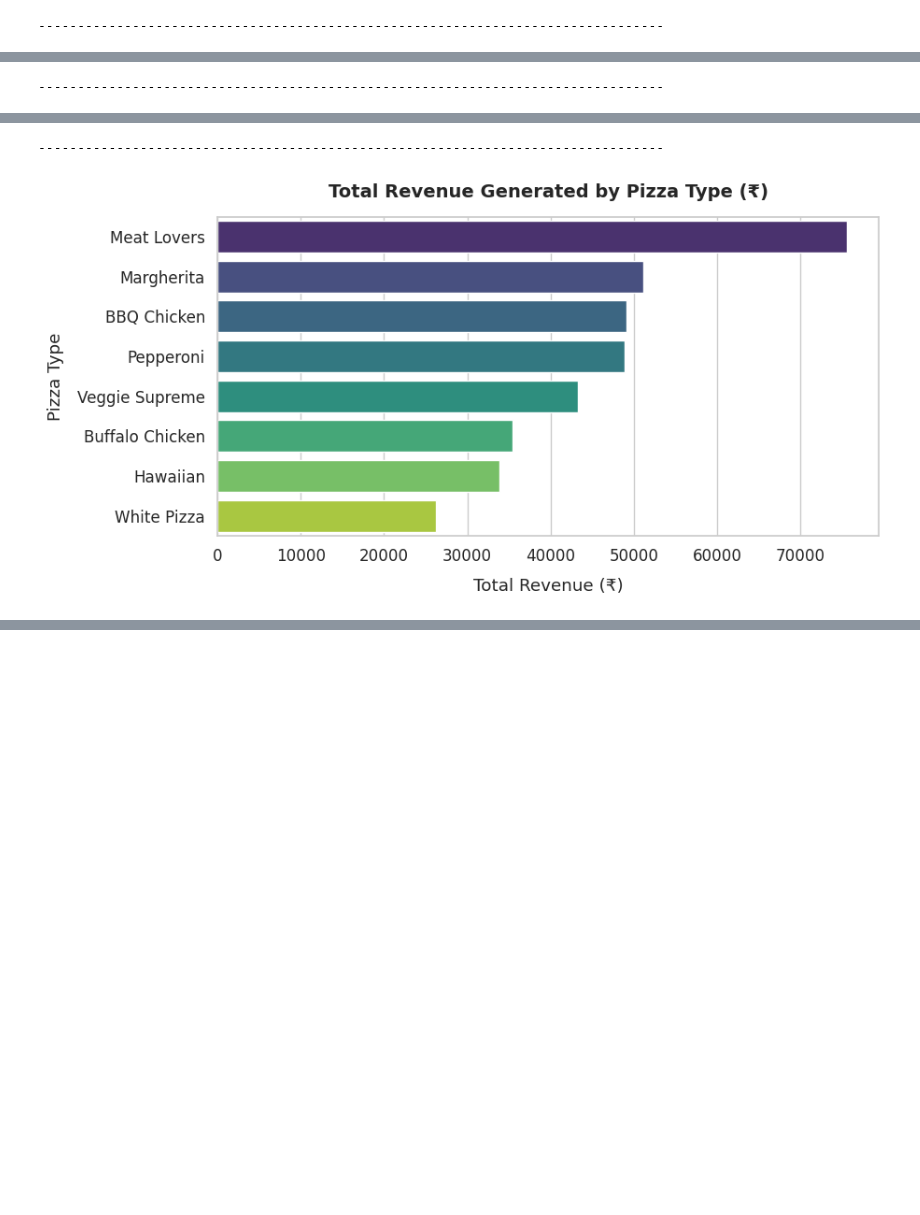
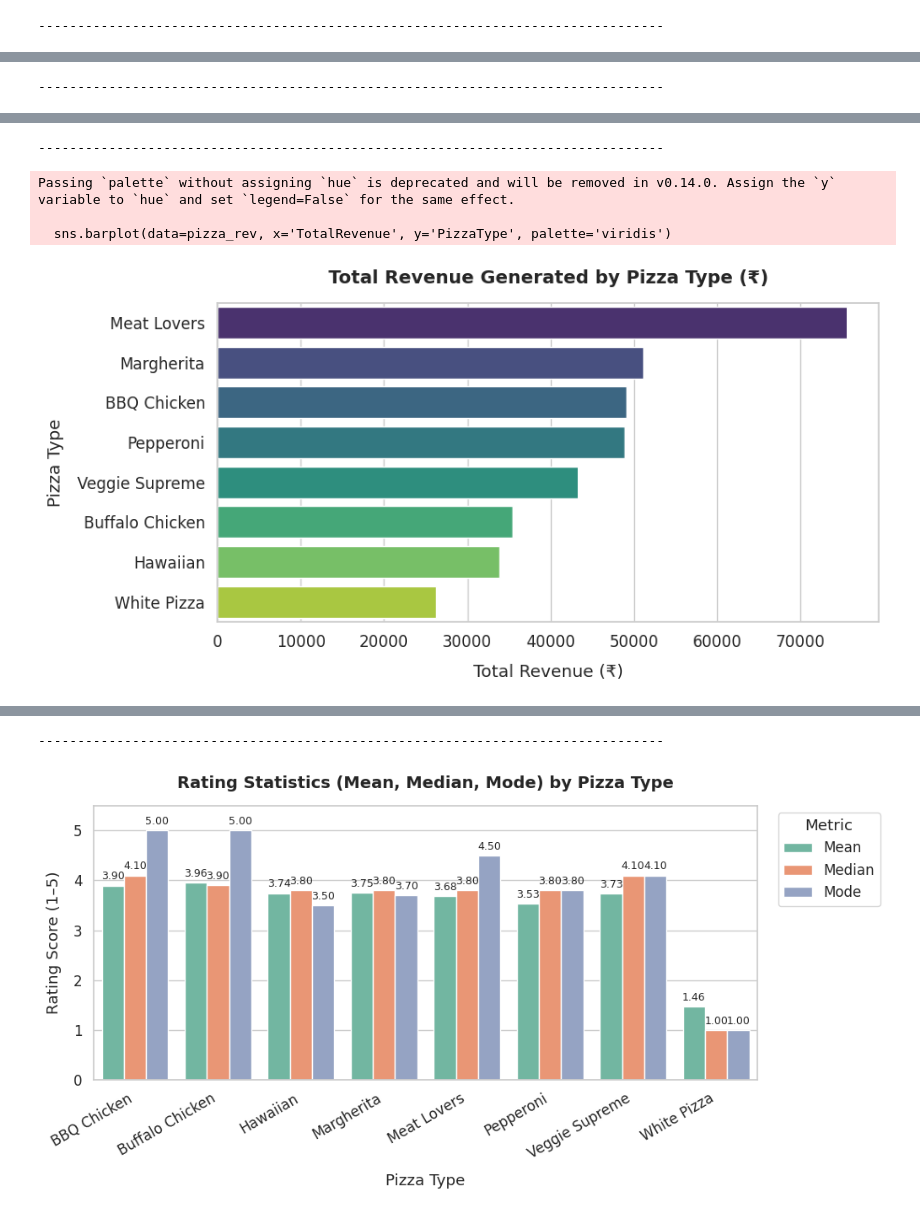
Before and after one commit to ankq1q2/customer_data_analysis, a Jupyter notebook: 4222124.ipynb, the cells around one changed output, grey strips where cells are left out. Drawn from its saved outputs; the diff is of its cells as text; code cells hidden in the pictures; blank space fills up the shorter version.

```diff
--- a/4222124.ipynb
+++ b/4222124.ipynb
@@ -4,23 +6,22 @@ import numpy as np
 import matplotlib.pyplot as plt
 import seaborn as sns
 
-# 1. Read directly from the sidebar uploaded file
+
 file_path = 'eastern_coast_pizza_customers_2.csv'
 df = pd.read_csv(file_path)
 
-# 2. Data Cleaning & Feature Engineering
+
 df.columns = df.columns.str.strip()
 df['Region'] = df['Region'].astype(str).str.title()
 
-# Calculate Total Revenue in INR (₹)
+
 df['TotalRevenue'] = df['AvgSpend'] * df['VisitFrequency']
 
-# Set visual theme
 sns.set_theme(style="whitegrid", font_scale=1.1)
 
-# =============================================================
-# VISUALIZATION 1: Pie Chart (Customer Share by Region)
-# =============================================================
+
+# VISUALIZATION 1: Pie Chart
+
 plt.figure(figsize=(8, 6))
 region_counts = df['Region'].value_counts()
 plt.pie(region_counts, labels=region_counts.index, autopct='%1.1f%%', startangle=140,
@@ -29,12 +30,10 @@ plt.title("Customer Share by Region", fontsize=14, fontweight='bold', pad=15)
 plt.tight_layout(pad=3.0)
 plt.show()
 
-# Extra vertical space between charts
 print("\n" + "-"*80 + "\n")
 
-# =============================================================
 # VISUALIZATION 2: Histograms (Average Spend & Review Ratings)
-# =============================================================
+
 fig, axes = plt.subplots(1, 2, figsize=(14, 5.5))
 
 sns.histplot(df['AvgSpend'], kde=True, ax=axes[0], color='skyblue')
@@ -53,9 +52,8 @@ plt.show()
 
 print("\n" + "-"*80 + "\n")
 
-# =============================================================
 # VISUALIZATION 3: Scatter Plot (Visit Frequency vs Avg Spend)
-# =============================================================
+
 plt.figure(figsize=(10, 6.5))
 sns.scatterplot(data=df, x='VisitFrequency', y='AvgSpend', hue='PizzaType', style='PizzaType', s=85)
 plt.title("Visit Frequency vs. Average Spend (₹) by Pizza Type", fontsize=14, fontweight='bold', pad=15)
@@ -67,9 +65,9 @@ plt.show()
 
 print("\n" + "-"*80 + "\n")
 
-# =============================================================
+
 # VISUALIZATION 4: Heatmap (Revenue: Pizza Type vs Visit Time)
-# =============================================================
+
 pivot_revenue = df.pivot_table(index='PizzaType', columns='VisitTime', values='TotalRevenue', aggfunc='sum')
 plt.figure(figsize=(10, 6.5))
 sns.heatmap(pivot_revenue, annot=True, fmt=",.0f", cmap="YlGnBu",
@@ -82,21 +80,57 @@ plt.show()
 
 print("\n" + "-"*80 + "\n")
 
-# =============================================================
 # VISUALIZATION 5: Bar Chart (Total Revenue by Pizza Type)
-# =============================================================
+
 pizza_rev = df.groupby('PizzaType')['TotalRevenue'].sum().sort_values(ascending=False).reset_index()
 plt.figure(figsize=(10, 5.5))
-sns.barplot(data=pizza_rev, x='TotalRevenue', y='PizzaType', hue='PizzaType', legend=False, palette='viridis')
+sns.barplot(data=pizza_rev, x='TotalRevenue', y='PizzaType', palette='viridis')
 plt.title("Total Revenue Generated by Pizza Type (₹)", fontsize=14, fontweight='bold', pad=15)
 plt.xlabel("Total Revenue (₹)", labelpad=10)
 plt.ylabel("Pizza Type", labelpad=10)
 plt.tight_layout(pad=3.0)
 plt.show()
 
-# =============================================================
+print("\n" + "-"*80 + "\n")
+
+
+# VISUALIZATION 6: Rating Statistics (Mean, Median, Mode) by Pizza Type
+
+def get_mode(series):
+    m = series.mode()
+    return m.iloc[0] if not m.empty else np.nan
+
+rating_stats = df.groupby('PizzaType')['Review'].agg(
+    Mean='mean',
+    Median='median',
+    Mode=get_mode
+).reset_index()
+
+rating_stats_melted = rating_stats.melt(id_vars='PizzaType', var_name='Metric', value_name='Score')
+
+plt.figure(figsize=(11, 6))
+ax = sns.barplot(data=rating_stats_melted, x='PizzaType', y='Score', hue='Metric', palette='Set2')
+plt.title("Rating Statistics (Mean, Median, Mode) by Pizza Type", fontsize=14, fontweight='bold', pad=15)
+plt.xlabel("Pizza Type", labelpad=10)
+plt.ylabel("Rating Score (1–5)", labelpad=10)
+plt.ylim(0, 5.5)
+
+for p in ax.patches:
+    height = p.get_height()
+    if not np.isnan(height) and height > 0:
+        ax.annotate(f'{height:.2f}',
+                    (p.get_x() + p.get_width() / 2., height),
+                    ha='center', va='bottom', fontsize=9, xytext=(0, 3),
+                    textcoords='offset points')
+
+plt.legend(title="Metric", bbox_to_anchor=(1.02, 1), loc='upper left')
+plt.xticks(rotation=30, ha='right')
+plt.tight_layout(pad=3.0)
+plt.show()
+
+
 # SUMMARY PRINT OUT
-# =============================================================
+
 print("\n" + "="*60)
 print("DATASET SUMMARY INSIGHTS (IN INR)")
 print("="*60)
@@ -111,6 +145,11 @@ print(f"Peak Time Zone by Sales Revenue: {time_rev.index[0]} (₹{time_rev.iloc[
 
 comb_rev = df.groupby(['VisitTime', 'PizzaType'])['TotalRevenue'].sum().reset_index().sort_values(by='TotalRevenue', ascending=False).iloc[0]
 print(f"Highest Revenue Combination: {comb_rev['PizzaType']} during {comb_rev['VisitTime']} (₹{comb_rev['TotalRevenue']:,.2f})")
+
+print("\n" + "="*60)
+print("RATING STATISTICS PER PIZZA TYPE (MEAN, MEDIAN, MODE)")
+print("="*60)
+print(rating_stats.to_string(index=False))
 # %% [output]
 [figure]
 --------------------------------------------------------------------------------
@@ -120,4 +159,7 @@ print(f"Highest Revenue Combination: {comb_rev['PizzaType']} during {comb_rev['V
 --------------------------------------------------------------------------------
 [figure]
 --------------------------------------------------------------------------------
+Passing `palette` without assigning `hue` is deprecated and will be removed in v0.14.0. Assign the `y` variable to `hue` and set `legend=False` for the same effect.
+
+  sns.barplot(data=pizza_rev, x='TotalRevenue', y='PizzaType', palette='viridis')
 [figure]
@@ -130,0 +166,2 @@ Highest Revenue Combination: Meat Lovers during Dinner (₹41,830.60)
+--------------------------------------------------------------------------------
+[figure, added]
```
Also changed, not shown: parts of 2 cells of this notebook.
